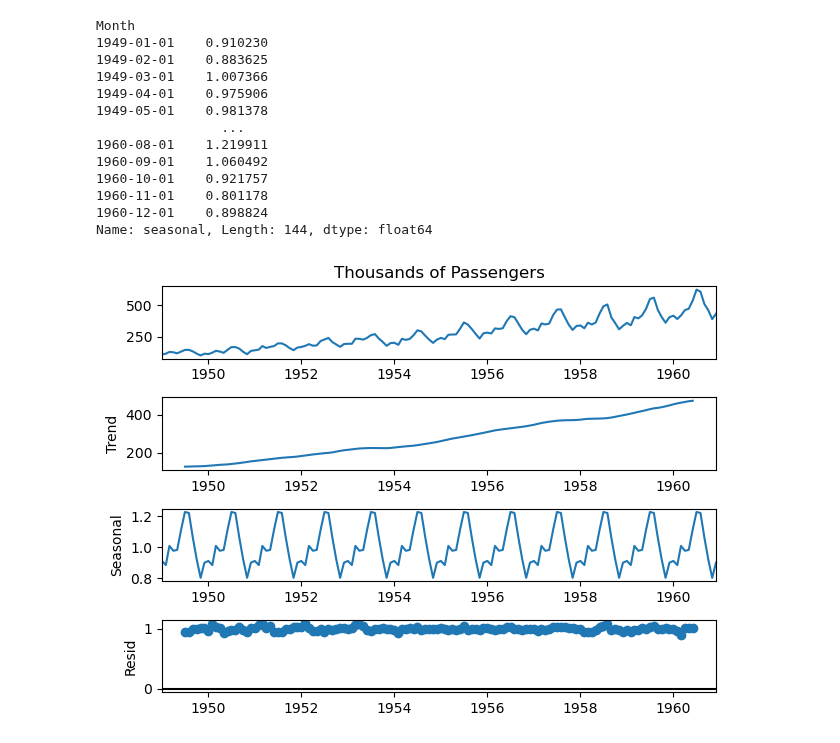
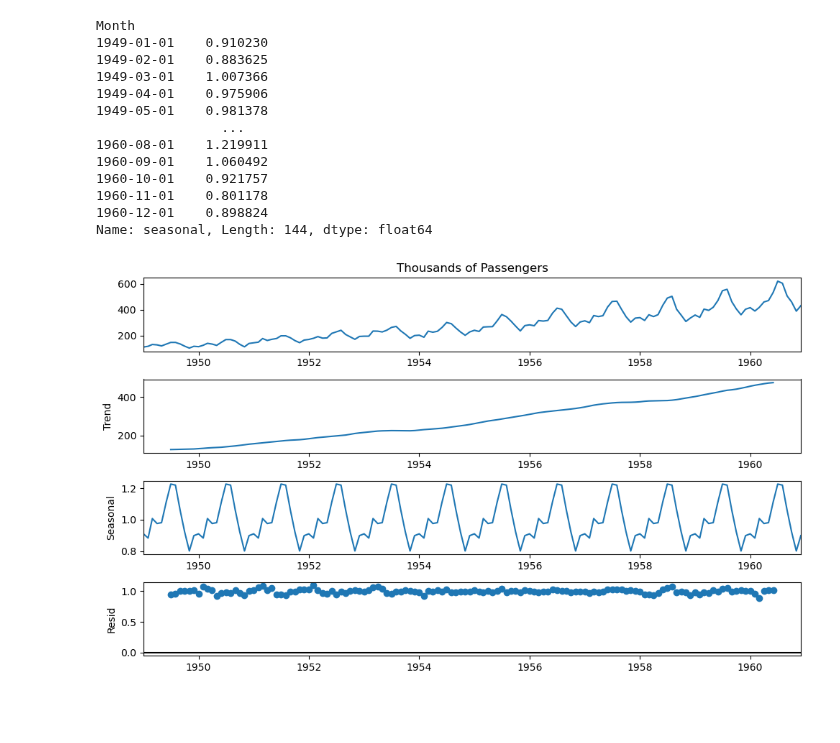
Before and after one commit to Shiska07/Data-Science-and-Machine-Learning, a Jupyter notebook: Time-Series-Analysis/ETS Decomposition with Statsmodels.ipynb, the cells around one changed output. Cells and saved outputs as stored; diff of their text form; code cells hidden in the pictures; blank space fills up the shorter version.

```diff
--- a/Time-Series-Analysis/ETS Decomposition with Statsmodels.ipynb
+++ b/Time-Series-Analysis/ETS Decomposition with Statsmodels.ipynb
@@ -139,7 +139,9 @@ Month
 1960-11-01    0.801178
 1960-12-01    0.898824
 Name: seasonal, Length: 144, dtype: float64
-# %%
-result.plot();
-# %% [output]
-[figure, removed]
+# %%
+from pylab import rcParams
+rcParams['figure.figsize'] = 10, 6
+result.plot();
+# %% [output]
+[figure, added]
```
Also changed, not shown: 1 other file.
